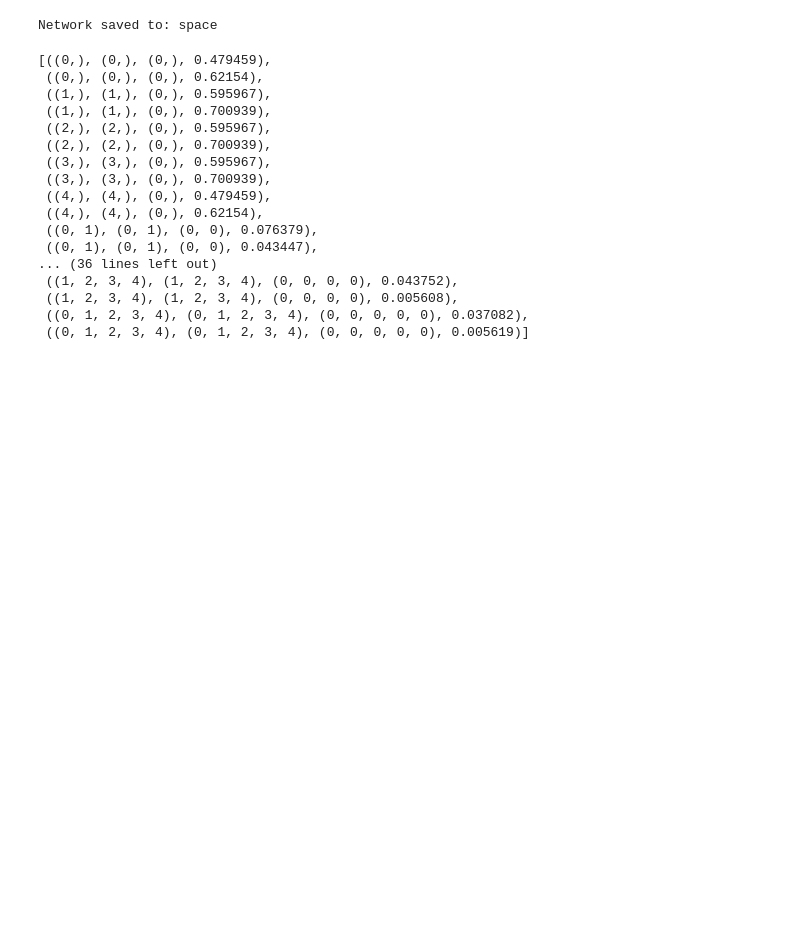
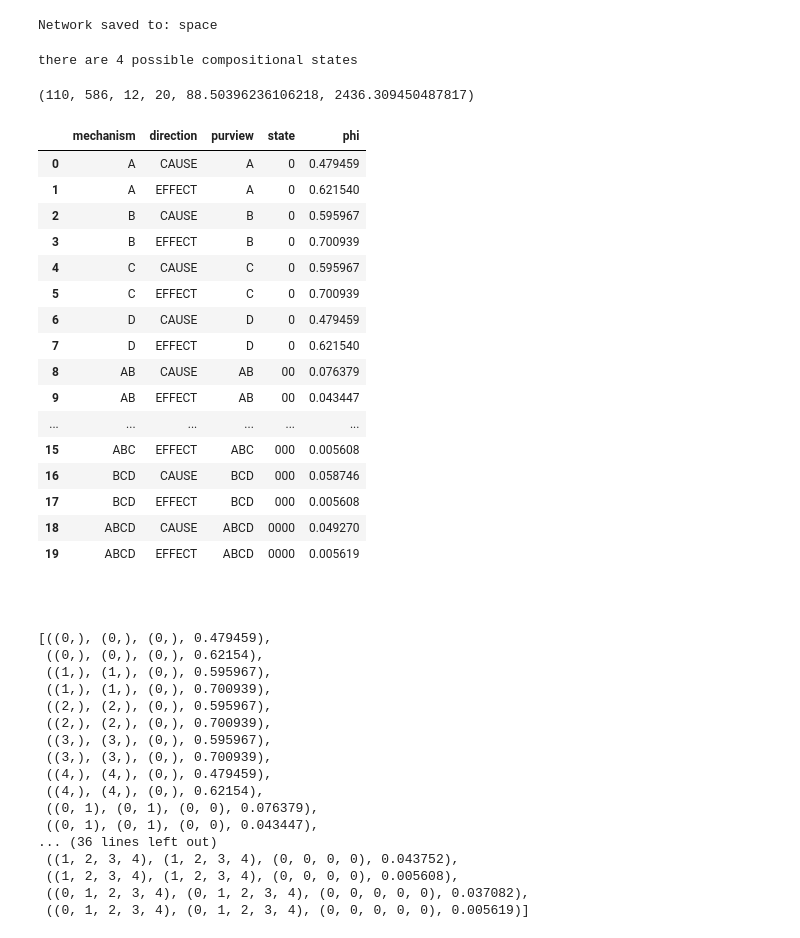
Before and after one commit to matteograsso/visualize_pyphi, a Jupyter notebook: Example_notebook.ipynb, the cells around one changed output. Drawn from its saved outputs; the diff is of its cells as text; code cells hidden in the pictures; blank space fills up the shorter version.

```diff
--- a/Example_notebook.ipynb
+++ b/Example_notebook.ipynb
@@ -369,8 +379,8 @@ weights = np.array(
         [s, l, 0, 0, 0, 0],  # A
         [l, s, l, 0, 0, 0],  # B
         [0, l, s, l, 0, 0],  # C
-        [0, 0, l, s, l, 0],  # D
-        [0, 0, 0, l, s, 0],  # I
+        [0, 0, l, s, 0, 0],  # D
+        [0, 0, 0, 0, 0, 0],  # I
         [0, 0, 0, 0, 0, 0],  # O
         # A, B, C, D, I, O
     ]
@@ -394,8 +404,8 @@ network = ng.get_net(
     pickle_network=True,
 )
 
-state = (0, 0, 0, 0, 0, 1)
-subsystem = pyphi.Subsystem(network, state, nodes=(0, 1, 2, 3, 4))
+state = (0, 0, 0, 0, 0, 0)
+subsystem = pyphi.Subsystem(network, state, nodes=(0, 1, 2, 3))
 
 ces = list(compute.unfold_separated_ces(subsystem))
 '''
@@ -427,3 +437,9 @@ ces = pyphi.models.CauseEffectStructure(ces)
 max_ces = compute.get_maximal_ces(subsystem, ces=ces, max_k=3)
 # %% [output]
 Network saved to: space
+# %%
+# we can also find the compositional state based on the original CES
+all_compositional_states = compute.get_all_compositional_states(ces)
+print('there are {} possible compositional states'.format(len(all_compositional_states)))
+# %% [output]
+there are 4 possible compositional states
@@ -430,3 +507,36 @@ Network saved to: space
+# %%
+filtered = [filter_ces(subsystem, ces, compositional_state) for compositional_state in tqdm(all_compositional_states)]
+# %%
+a = [len(m['relations']) for f in filtered for m in f]
+b = [m['big phi'] for f in filtered for m in f]
+c = [len(m['ces']) for f in filtered for m in f]
+min(a),max(a),min(c),max(c),min(b),max(b)
+# %% [output]
+(110, 586, 12, 20, 88.50396236106218, 2436.309450487817)
+# %%
+CES = [m for f in filtered for m in f if m['big phi']>2435][0]
+# %%
+sepces2df(CES['ces'],subsystem)
+# %% [output]
+|  | mechanism | direction | purview | state | phi |
+| 0 | A | CAUSE | A | 0 | 0.479459 |
+| 1 | A | EFFECT | A | 0 | 0.621540 |
+| 2 | B | CAUSE | B | 0 | 0.595967 |
+| 3 | B | EFFECT | B | 0 | 0.700939 |
+| 4 | C | CAUSE | C | 0 | 0.595967 |
+| 5 | C | EFFECT | C | 0 | 0.700939 |
+| 6 | D | CAUSE | D | 0 | 0.479459 |
+| 7 | D | EFFECT | D | 0 | 0.621540 |
+| 8 | AB | CAUSE | AB | 00 | 0.076379 |
+| 9 | AB | EFFECT | AB | 00 | 0.043447 |
+| ... | ... | ... | ... | ... | ... |
+| 15 | ABC | EFFECT | ABC | 000 | 0.005608 |
+| 16 | BCD | CAUSE | BCD | 000 | 0.058746 |
+| 17 | BCD | EFFECT | BCD | 000 | 0.005608 |
+| 18 | ABCD | CAUSE | ABCD | 0000 | 0.049270 |
+| 19 | ABCD | EFFECT | ABCD | 0000 | 0.005619 |
+# %% [markdown]
+#
 # %%
 [(m.mechanism, m.purview, tuple(m.maximal_state[0]), m.phi) for m in ces]
 # %% [output]
```
Also changed, not shown: parts of 6 cells of this notebook, 10 other files.
